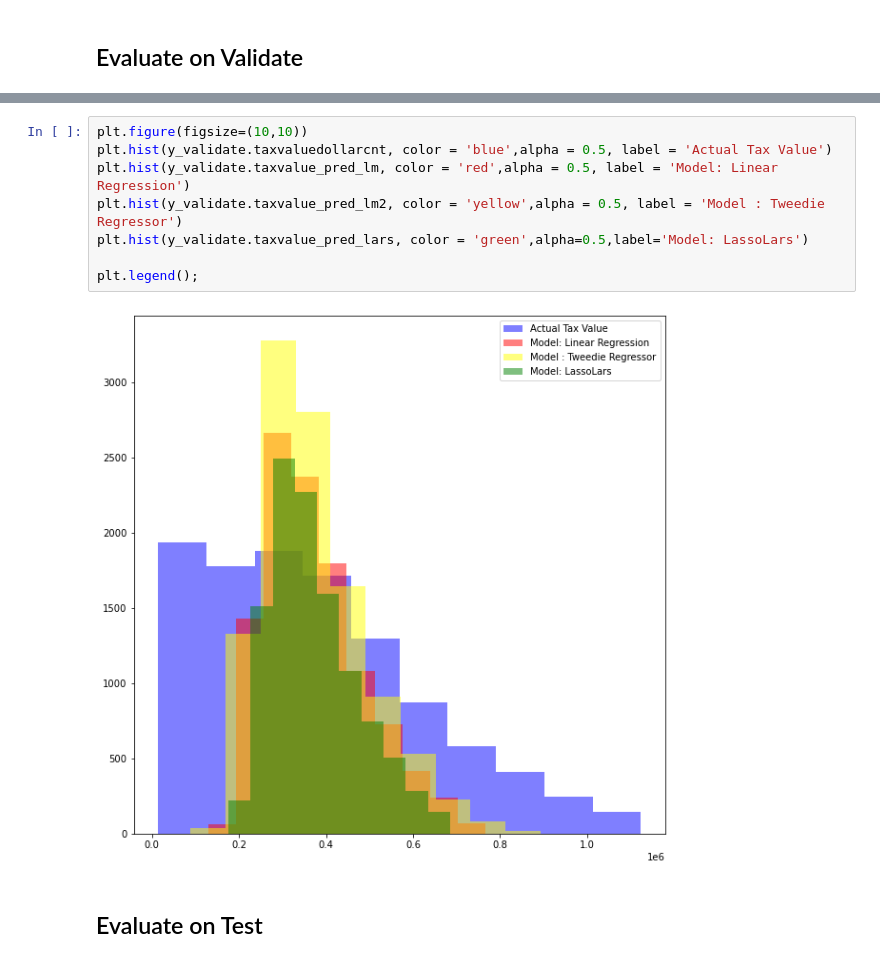
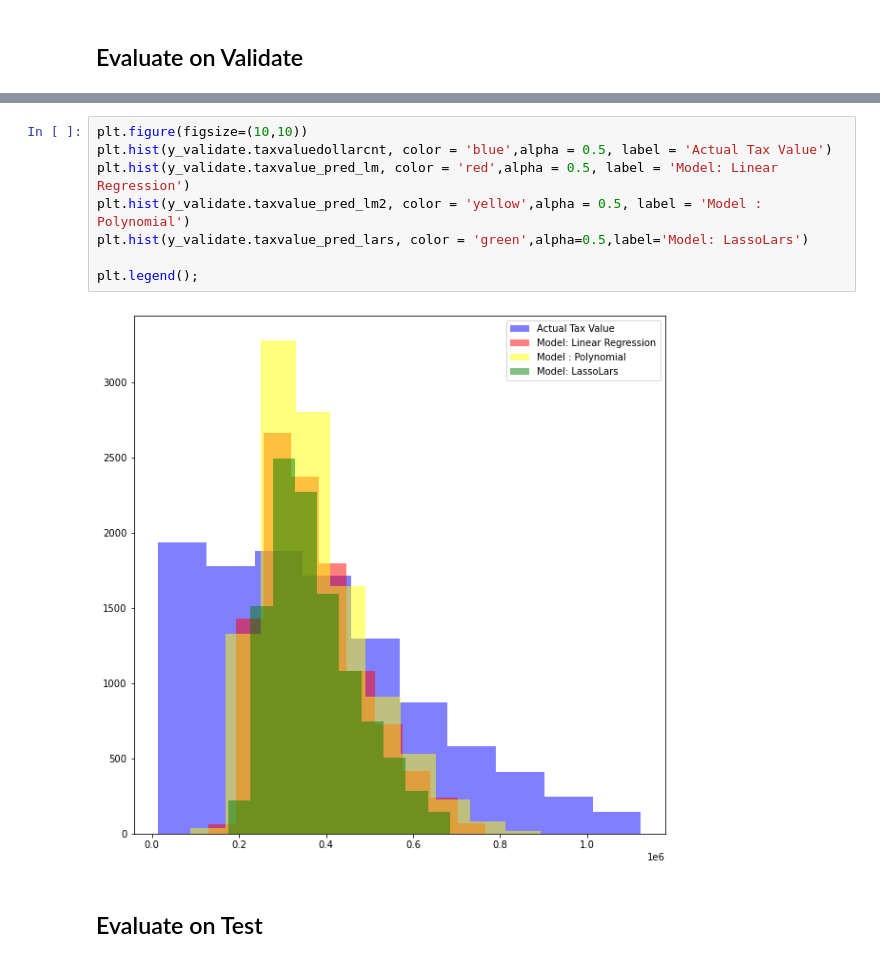
Before and after one commit to wheelerjoshua/zillow_regression_project, a Jupyter notebook: zillow_regression_workbook.ipynb, the cells around one changed output, grey strips where cells are left out. Cells and saved outputs as stored; diff of their text form.

```diff
--- a/zillow_regression_workbook.ipynb
+++ b/zillow_regression_workbook.ipynb
@@ -767,13 +801,13 @@ plt.show()
 # %%
 plt.figure(figsize=(10,10))
 plt.hist(y_validate.taxvaluedollarcnt, color = 'blue',alpha = 0.5, label = 'Actual Tax Value')
 plt.hist(y_validate.taxvalue_pred_lm, color = 'red',alpha = 0.5, label = 'Model: Linear Regression')
-plt.hist(y_validate.taxvalue_pred_lm2, color = 'yellow',alpha = 0.5, label = 'Model : Tweedie Regressor')
+plt.hist(y_validate.taxvalue_pred_lm2, color = 'yellow',alpha = 0.5, label = 'Model : Polynomial')
 plt.hist(y_validate.taxvalue_pred_lars, color = 'green',alpha=0.5,label='Model: LassoLars')
 
 plt.legend();
 # %% [output]
-[figure, old version]
+[figure, new version]
 # %% [markdown]
 ## Evaluate on Test
 # %%
```
Also changed, not shown: parts of 13 cells of this notebook, 3 other files.
